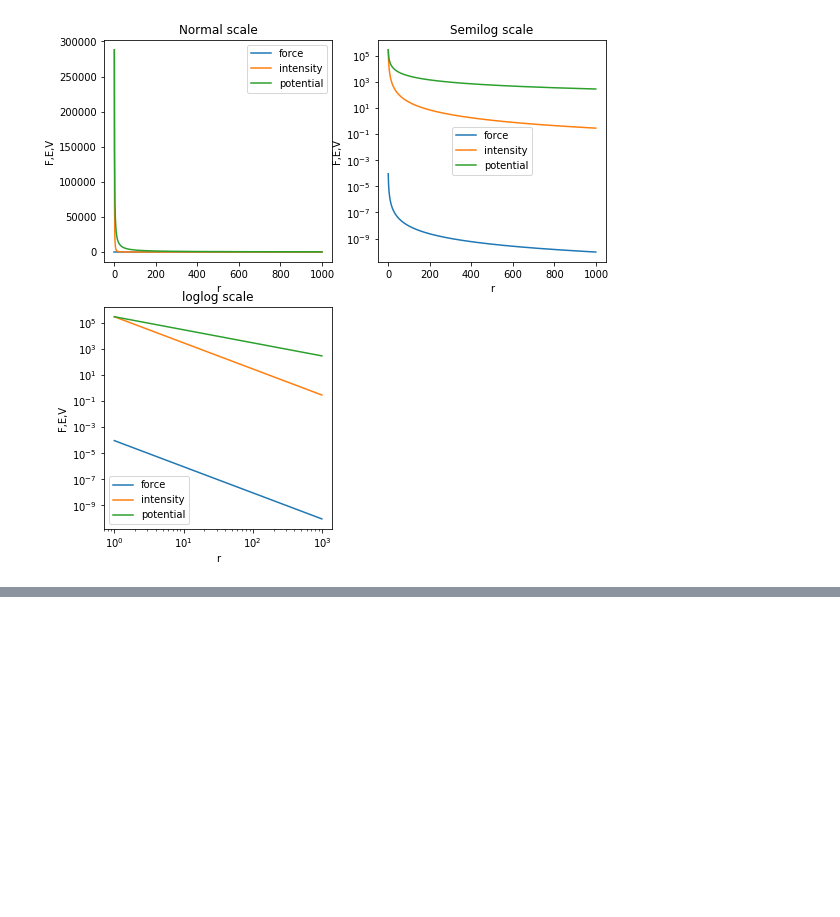
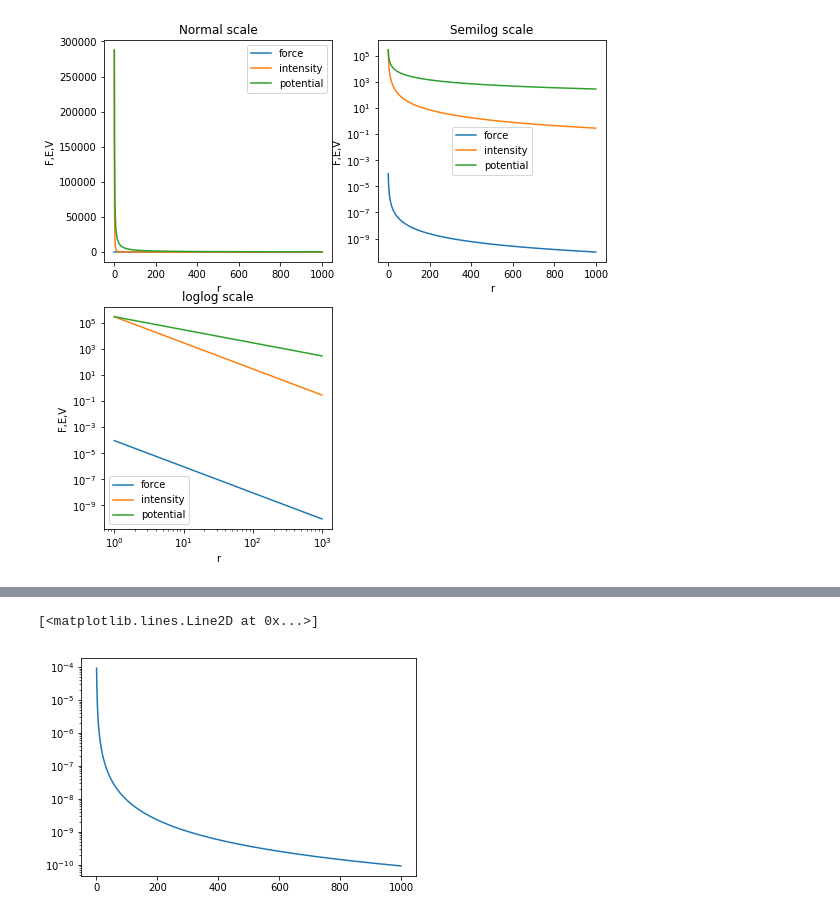
Before and after one commit to Abhinav-Rijal/Electrostatics, a Jupyter notebook: Coulomb's law.ipynb, the cells around one changed output, grey strips where cells are left out. Saved outputs shown, nothing was run; the diff lists cells and outputs as text; code cells hidden in the pictures; blank space fills up the shorter version.

```diff
--- a/Coulomb's law.ipynb
+++ b/Coulomb's law.ipynb
@@ -189,0 +218,4 @@ plt.legend()
+# %%
+#reading .csv file and plotting its column ve column
+df1=pd.read_csv('FEV.csv')
+df1.head() #display function
@@ -189,0 +229,5 @@ plt.legend()
+# %%
+plt.semilogy(df1.Distance,df1.Force)
+# %% [output]
+[<matplotlib.lines.Line2D at 0x...>]
+[figure, added]
```
Also changed, not shown: parts of 8 cells of this notebook, 1 other file.
